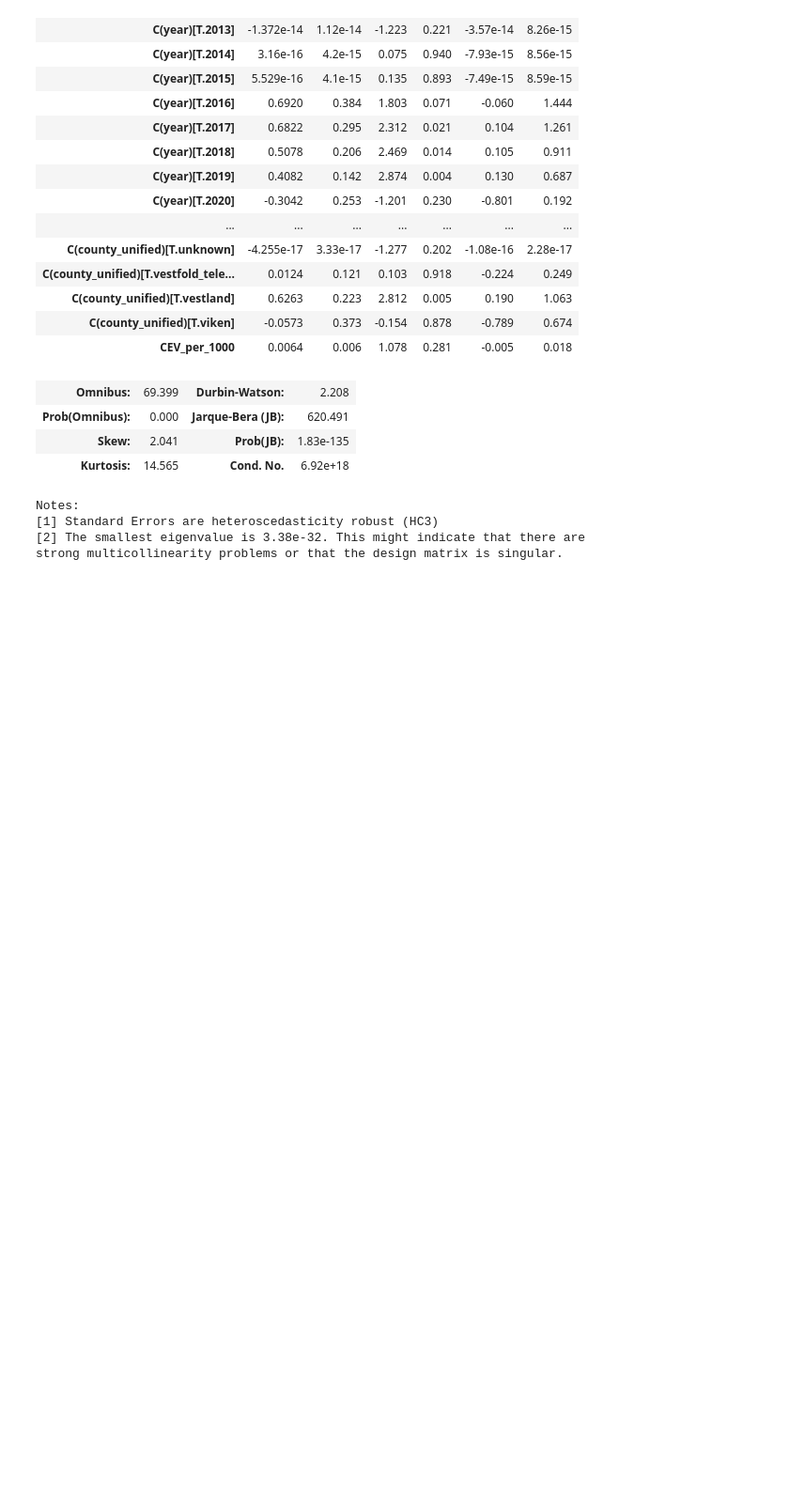
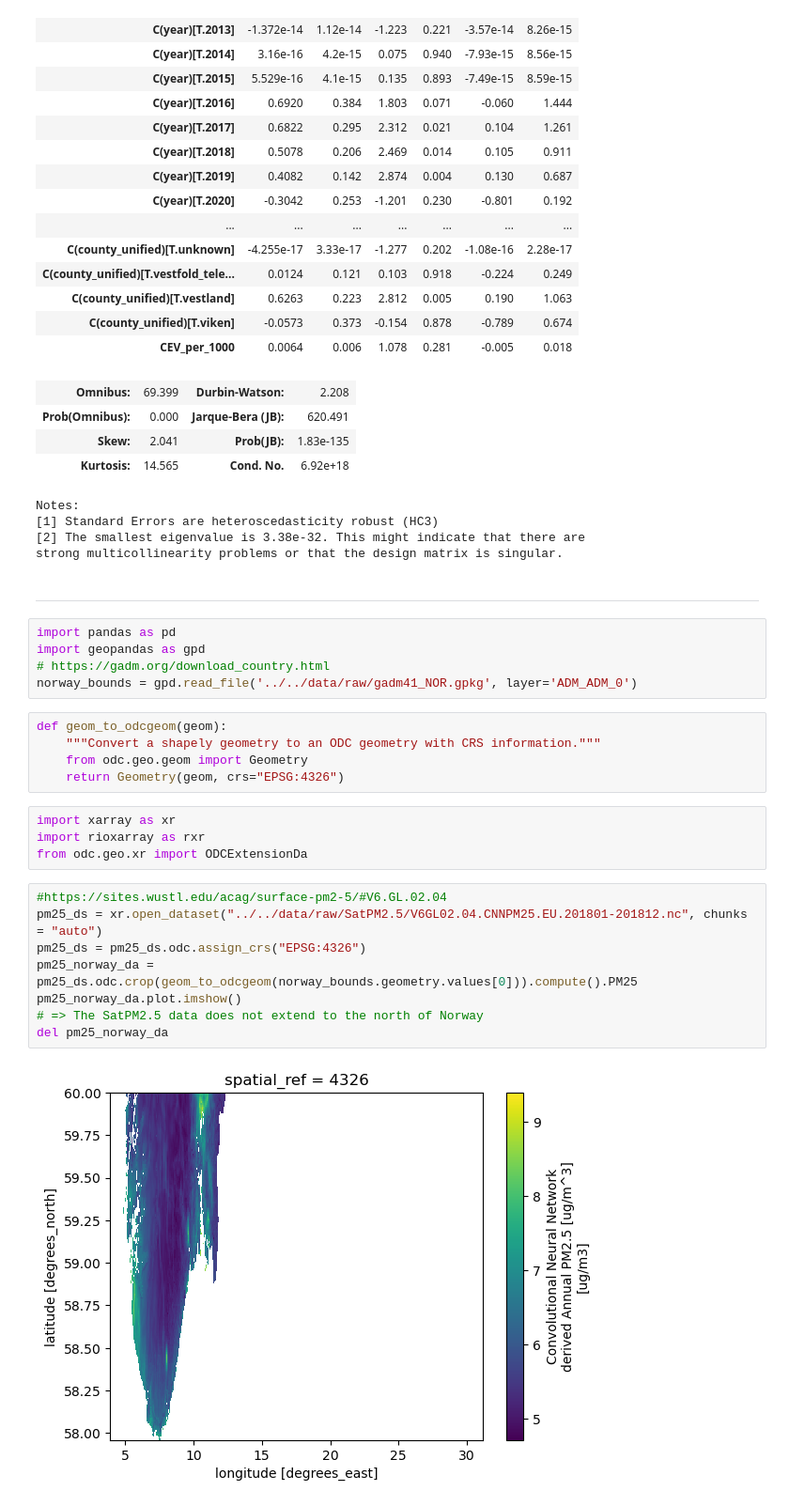
Before and after one commit to felixschulz385/evs-and-health, a Jupyter notebook: src/notebooks/experiments.ipynb, the cells around one changed output. Shown at 94% size. Drawn from its saved outputs; the diff is of its cells as text; blank space fills up the shorter version.

```diff
--- a/src/notebooks/experiments.ipynb
+++ b/src/notebooks/experiments.ipynb
@@ -347,3 +362,29 @@ Notes:
 [1] Standard Errors are heteroscedasticity robust (HC3)
 [2] The smallest eigenvalue is 3.38e-32. This might indicate that there are
 strong multicollinearity problems or that the design matrix is singular.
+# %% [markdown]
+---
+# %%
+import pandas as pd
+import geopandas as gpd
+# https://gadm.org/download_country.html
+norway_bounds = gpd.read_file('../../data/raw/gadm41_NOR.gpkg', layer='ADM_ADM_0')
+# %%
+def geom_to_odcgeom(geom):
+    """Convert a shapely geometry to an ODC geometry with CRS information."""
+    from odc.geo.geom import Geometry
+    return Geometry(geom, crs="EPSG:4326")
+# %%
+import xarray as xr
+import rioxarray as rxr
+from odc.geo.xr import ODCExtensionDa
+# %%
+#https://sites.wustl.edu/acag/surface-pm2-5/#V6.GL.02.04
+pm25_ds = xr.open_dataset("../../data/raw/SatPM2.5/V6GL02.04.CNNPM25.EU.201801-201812.nc", chunks = "auto")
+pm25_ds = pm25_ds.odc.assign_crs("EPSG:4326")
+pm25_norway_da = pm25_ds.odc.crop(geom_to_odcgeom(norway_bounds.geometry.values[0])).compute().PM25
+pm25_norway_da.plot.imshow()
+# => The SatPM2.5 data does not extend to the north of Norway
+del pm25_norway_da
+# %% [output]
+[figure, added]
```
Also changed, not shown: parts of 7 cells of this notebook, 1 other file.
